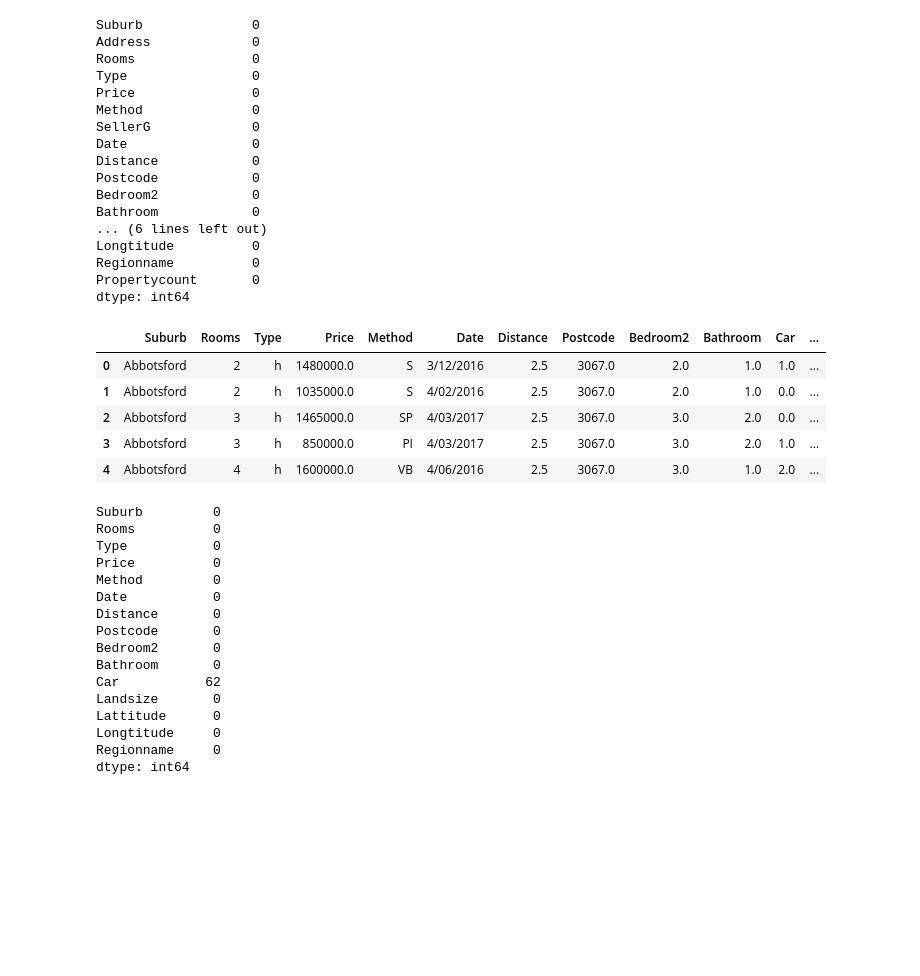
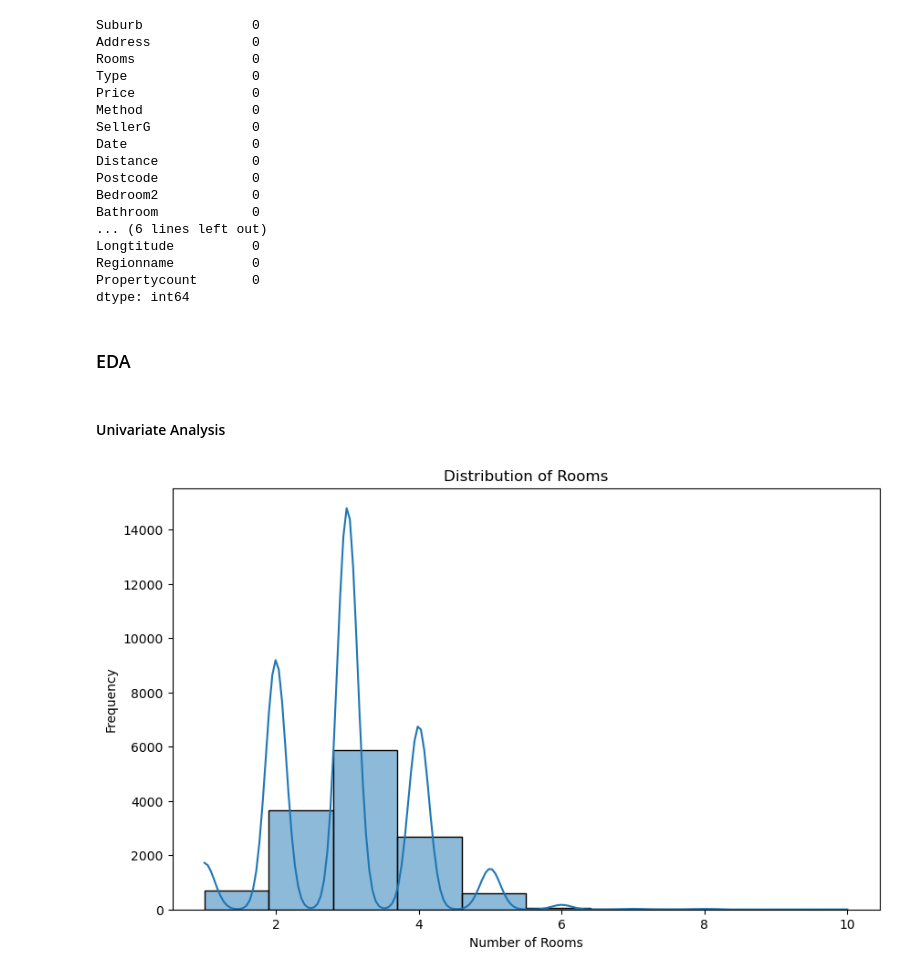
Before and after one commit to bt2805/real_estate_price_predictor, a Jupyter notebook: model/Untitled.ipynb, the cells around one changed output. Drawn from its saved outputs; the diff is of its cells as text; code cells hidden in the pictures; blank space fills up the shorter version.

```diff
--- a/model/Untitled.ipynb
+++ b/model/Untitled.ipynb
@@ -93,28 +127,17 @@ df1= df.drop(['Address', 'SellerG','BuildingArea','YearBuilt','CouncilArea','Pro
-# %%
-df1.head()
-# %% [output]
-|  | Suburb | Rooms | Type | Price | Method | Date | Distance | Postcode | Bedroom2 | Bathroom | Car | ... |
-| 0 | Abbotsford | 2 | h | 1480000.0 | S | 3/12/2016 | 2.5 | 3067.0 | 2.0 | 1.0 | 1.0 | ... |
-| 1 | Abbotsford | 2 | h | 1035000.0 | S | 4/02/2016 | 2.5 | 3067.0 | 2.0 | 1.0 | 0.0 | ... |
-| 2 | Abbotsford | 3 | h | 1465000.0 | SP | 4/03/2017 | 2.5 | 3067.0 | 3.0 | 2.0 | 0.0 | ... |
-| 3 | Abbotsford | 3 | h | 850000.0 | PI | 4/03/2017 | 2.5 | 3067.0 | 3.0 | 2.0 | 1.0 | ... |
-| 4 | Abbotsford | 4 | h | 1600000.0 | VB | 4/06/2016 | 2.5 | 3067.0 | 3.0 | 1.0 | 2.0 | ... |
+# %% [markdown]
+<h3> EDA </h3>
+# %% [markdown]
+<h4> Univariate Analysis</h4>
 # %%
-df1.isnull().sum()
+import matplotlib.pyplot as plt
+import seaborn as sns
+
+# Histogram for 'Rooms'
+plt.figure(figsize=(10, 6))
+sns.histplot(df['Rooms'], kde=True, bins=10)
+plt.title('Distribution of Rooms')
+plt.xlabel('Number of Rooms')
+plt.ylabel('Frequency')
+plt.show()
 # %% [output]
-Suburb         0
-Rooms          0
-Type           0
-Price          0
-Method         0
-Date           0
-Distance       0
-Postcode       0
-Bedroom2       0
-Bathroom       0
-Car           62
-Landsize       0
-Lattitude      0
-Longtitude     0
-Regionname     0
-dtype: int64
+[figure, added]
```
Also changed, not shown: parts of 17 cells of this notebook, 2 other files.
